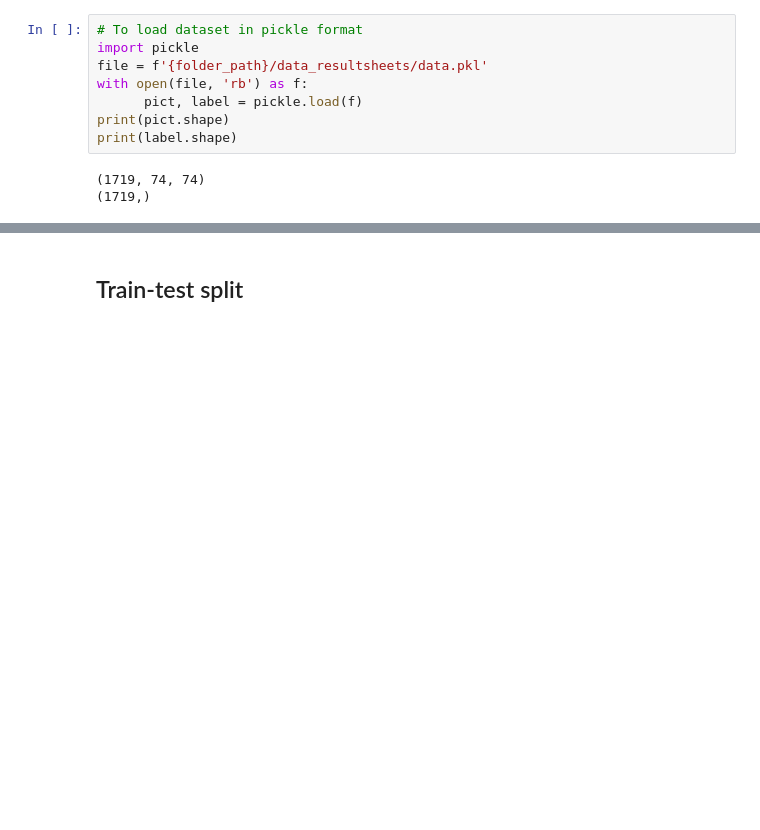
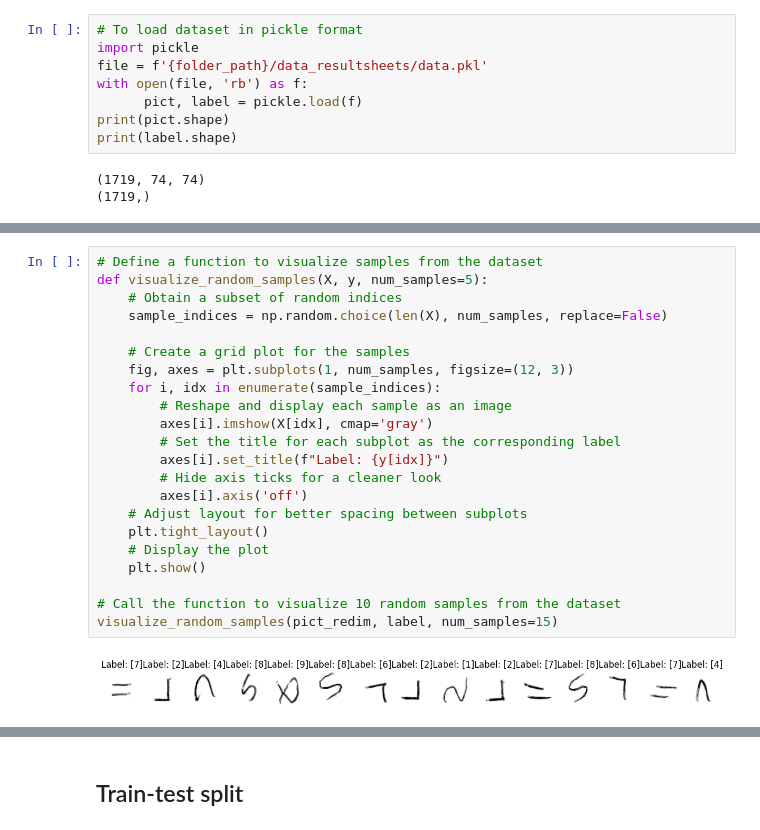
Before and after one commit to csdevignes/trec-coding, a Jupyter notebook: SymbolsTraining.ipynb, the cells around one changed output, grey strips where cells are left out. Cells and saved outputs as stored; diff of their text form; blank space fills up the shorter version.

```diff
--- a/SymbolsTraining.ipynb
+++ b/SymbolsTraining.ipynb
@@ -106,0 +108,24 @@ print(pict_redim.shape)
+# %%
+# Define a function to visualize samples from the dataset
+def visualize_random_samples(X, y, num_samples=5):
+    # Obtain a subset of random indices
+    sample_indices = np.random.choice(len(X), num_samples, replace=False)
+
+    # Create a grid plot for the samples
+    fig, axes = plt.subplots(1, num_samples, figsize=(12, 3))
+    for i, idx in enumerate(sample_indices):
+        # Reshape and display each sample as an image
+        axes[i].imshow(X[idx], cmap='gray')
+        # Set the title for each subplot as the corresponding label
+        axes[i].set_title(f"Label: {y[idx]}")
+        # Hide axis ticks for a cleaner look
+        axes[i].axis('off')
+    # Adjust layout for better spacing between subplots
+    plt.tight_layout()
+    # Display the plot
+    plt.show()
+
+# Call the function to visualize 10 random samples from the dataset
+visualize_random_samples(pict_redim, label, num_samples=15)
+# %% [output]
+[figure, added]
```
Also changed, not shown: parts of 10 cells of this notebook, 4 other files.
